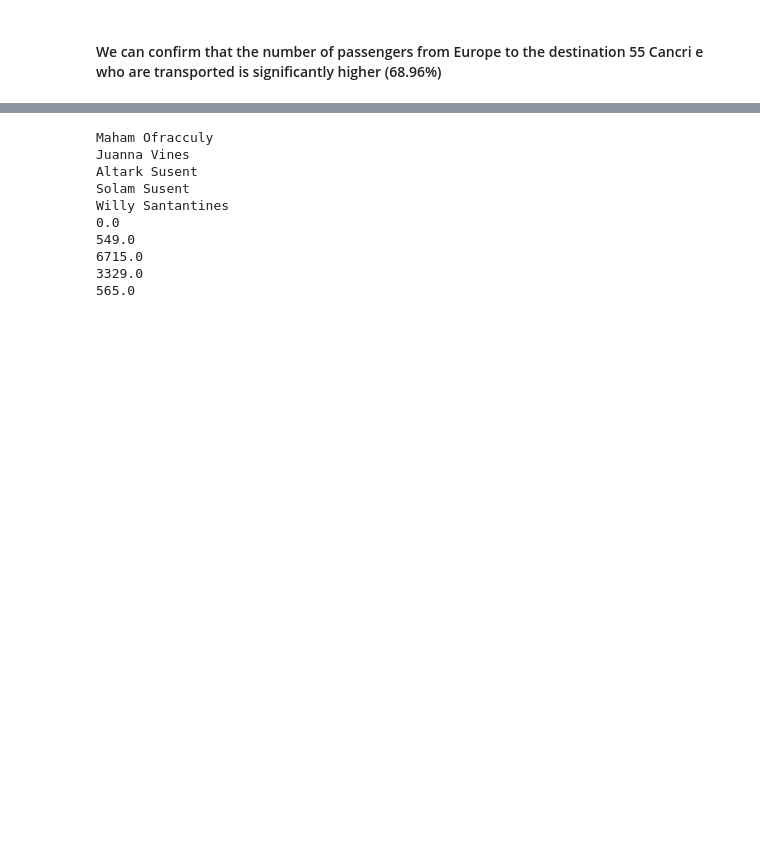
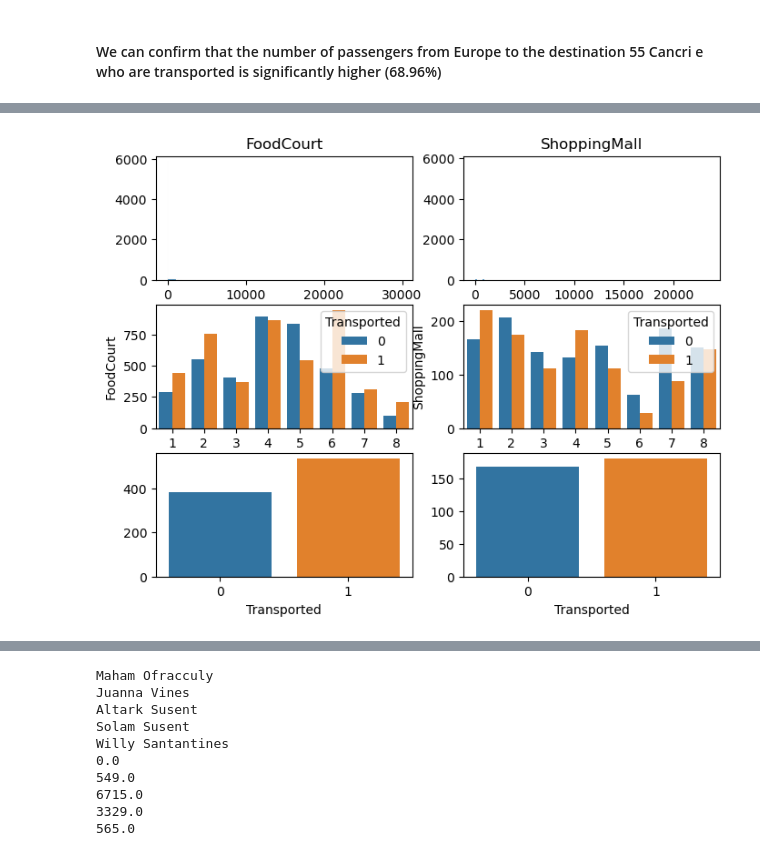
Before and after one commit to Manuelsierra95/data-science, a Jupyter notebook: Spaceship-Titanic/Spaceship Titanic.ipynb, the cells around one changed output, grey strips where cells are left out. Saved outputs shown, nothing was run; the diff lists cells and outputs as text; code cells hidden in the pictures; blank space fills up the shorter version.

```diff
--- a/Spaceship-Titanic/Spaceship Titanic.ipynb
+++ b/Spaceship-Titanic/Spaceship Titanic.ipynb
@@ -261,0 +341,3 @@ Percent: 68.96%
+# %%
+temp_df = train_df[['FoodCourt', 'ShoppingMall', 'Transported', 'Group_Size']]
+temp_df.head()
@@ -261,0 +363,13 @@ Percent: 68.96%
+# %%
+fig, axes = plt.subplots(ncols=2, nrows=3, figsize=(8, 6))
+temp_l = ['FoodCourt', 'ShoppingMall']
+for x in range(len(temp_l)):
+    ax1 = sns.histplot(ax=axes[0][x], data=temp_df, x=temp_l[x], stat='count')
+    ax1.set(title=temp_l[x], xlabel='', ylabel='')
+    ax2 = sns.barplot(ax=axes[1][x], data=temp_df, x='Group_Size', y=temp_l[x], hue='Transported', errorbar=None)
+    #ax2.set(ylabel='')
+    ax3 = sns.barplot(ax=axes[2][x], data=temp_df, x='Transported', y=temp_l[x], errorbar=None)
+    ax3.set(ylabel='')
+plt.show()
+# %% [output]
+[figure, added]
```
Also changed, not shown: parts of 37 cells of this notebook.
